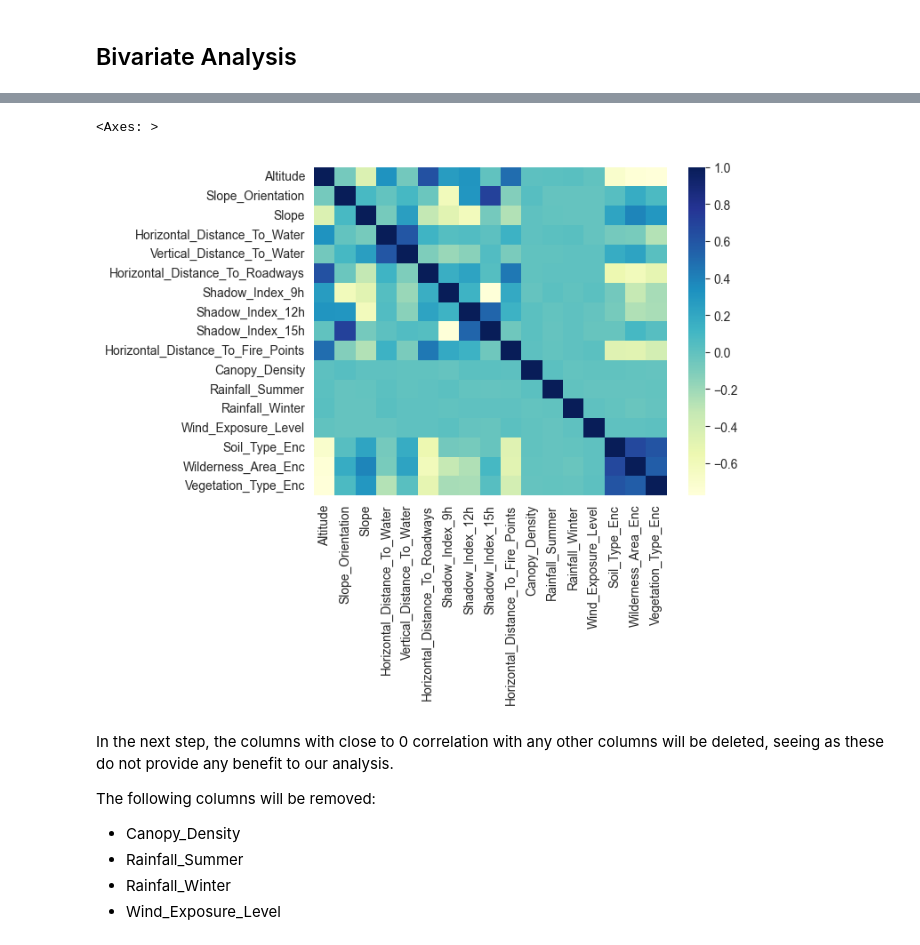
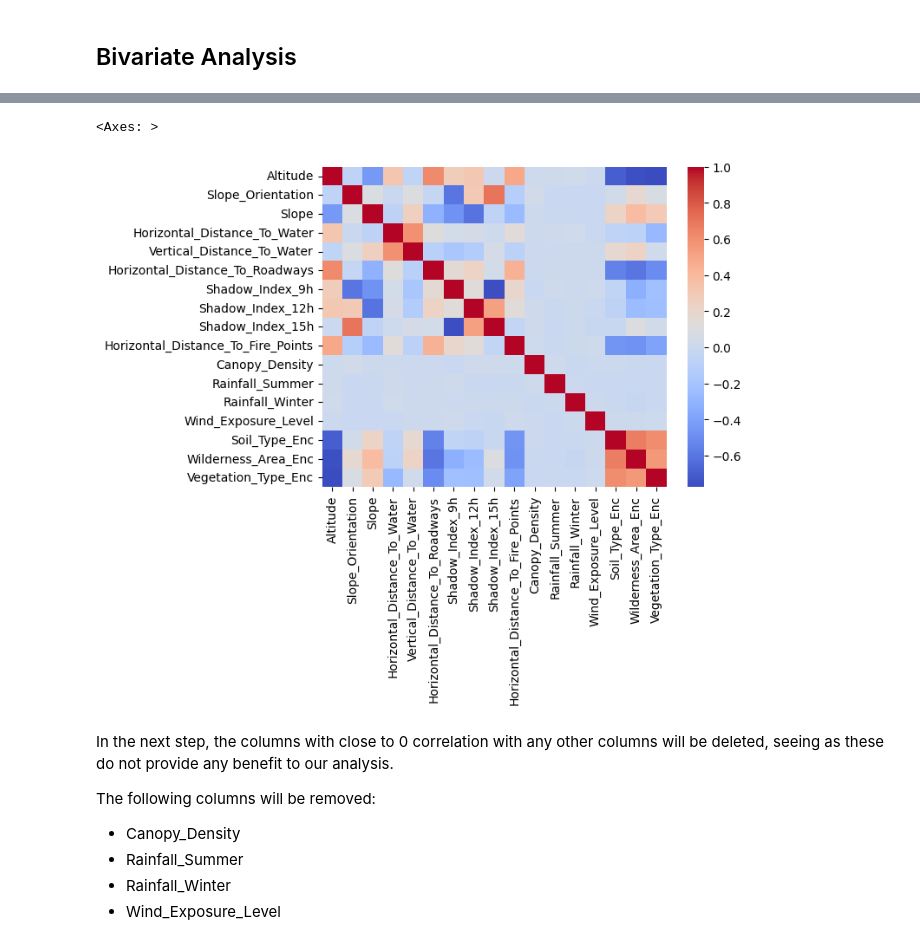
Before and after one commit to beatrizmsa/ml-vegetation-classifier, a Jupyter notebook: notebook.ipynb, the cells around one changed output, grey strips where cells are left out. Cells and saved outputs as stored; diff of their text form; code cells hidden in the pictures.

```diff
--- a/notebook.ipynb
+++ b/notebook.ipynb
@@ -127,11 +128,11 @@ encoded_data.describe()
 # %%
 # Remove Id for correlation matrix
 encoded_data_without_id = encoded_data.drop('Id', axis=1)
 
-sns.heatmap(encoded_data_without_id.corr(numeric_only=True), cmap="YlGnBu")
+sns.heatmap(encoded_data_without_id.corr(numeric_only=True), cmap="coolwarm" )
 # %% [output]
 <Axes: >
-[figure, old version]
+[figure, new version]
 # %% [markdown]
 In the next step, the columns with close to 0 correlation with any other columns will be deleted, seeing as these do not provide any benefit to our analysis.
 
```
Also changed, not shown: parts of 15 cells of this notebook, 1 other file.
